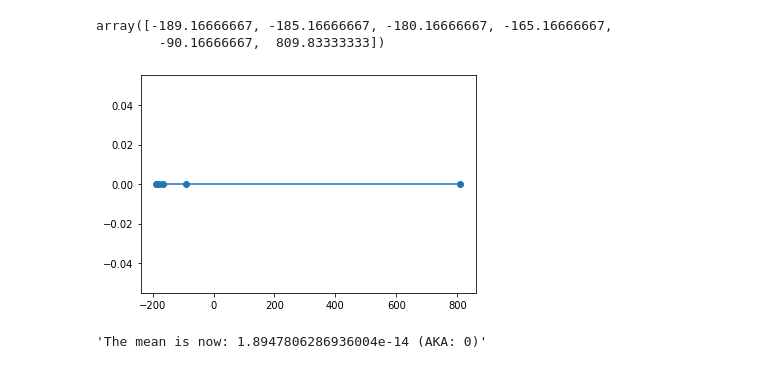
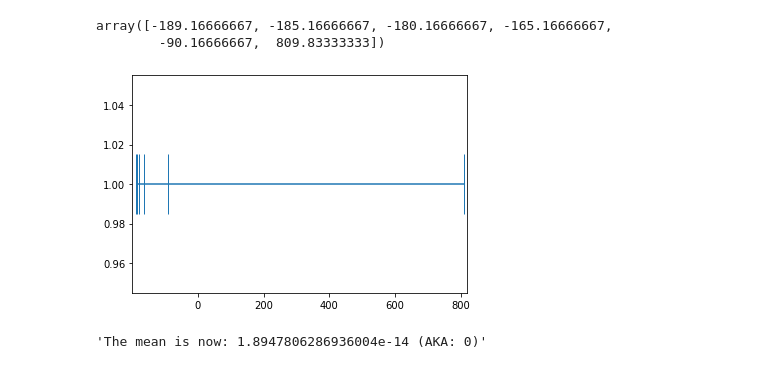
Before and after one commit to ProblemSolversGuild/blog, a Jupyter notebook: _notebooks/2021-08-16-Tabular_Normalization_Exploration.ipynb, the cells around one changed output. Cells and saved outputs as stored; diff of their text form; code cells hidden in the pictures.

```diff
--- a/_notebooks/2021-08-16-Tabular_Normalization_Exploration.ipynb
+++ b/_notebooks/2021-08-16-Tabular_Normalization_Exploration.ipynb
@@ -41,12 +49,18 @@ example_1_mean_0 = example_1-example_1.mean(); example_1_mean_0
 # %% [output]
 array([-189.16666667, -185.16666667, -180.16666667, -165.16666667,
         -90.16666667,  809.83333333])
-# %%
-#hide_input
-plt.plot(example_1_mean_0, [0]*len(example_1_mean_0), marker='o')
-plt.show()
-# %% [output]
-[figure, removed]
+# %%
+#hide_input
+plt.hlines(1,example_1_mean_0.min(),example_1_mean_0.max())  # Draw a horizontal line
+plt.xlim(example_1_mean_0.min()-10,example_1_mean_0.max()+10)
+#plt.ylim(0.9,1.1)
+
+y = np.ones(np.shape(example_1_mean_0))   # Make all y values the same
+plt.plot(example_1_mean_0,y,'|',ms = 60)  # Plot a line at each location specified in a
+#plt.axis('off')
+plt.show()
+# %% [output]
+[figure, added]
 # %%
 f"The mean is now: {example_1_mean_0.mean()} (AKA: 0)"
 # %% [output]
```
Also changed, not shown: parts of 6 cells of this notebook.
